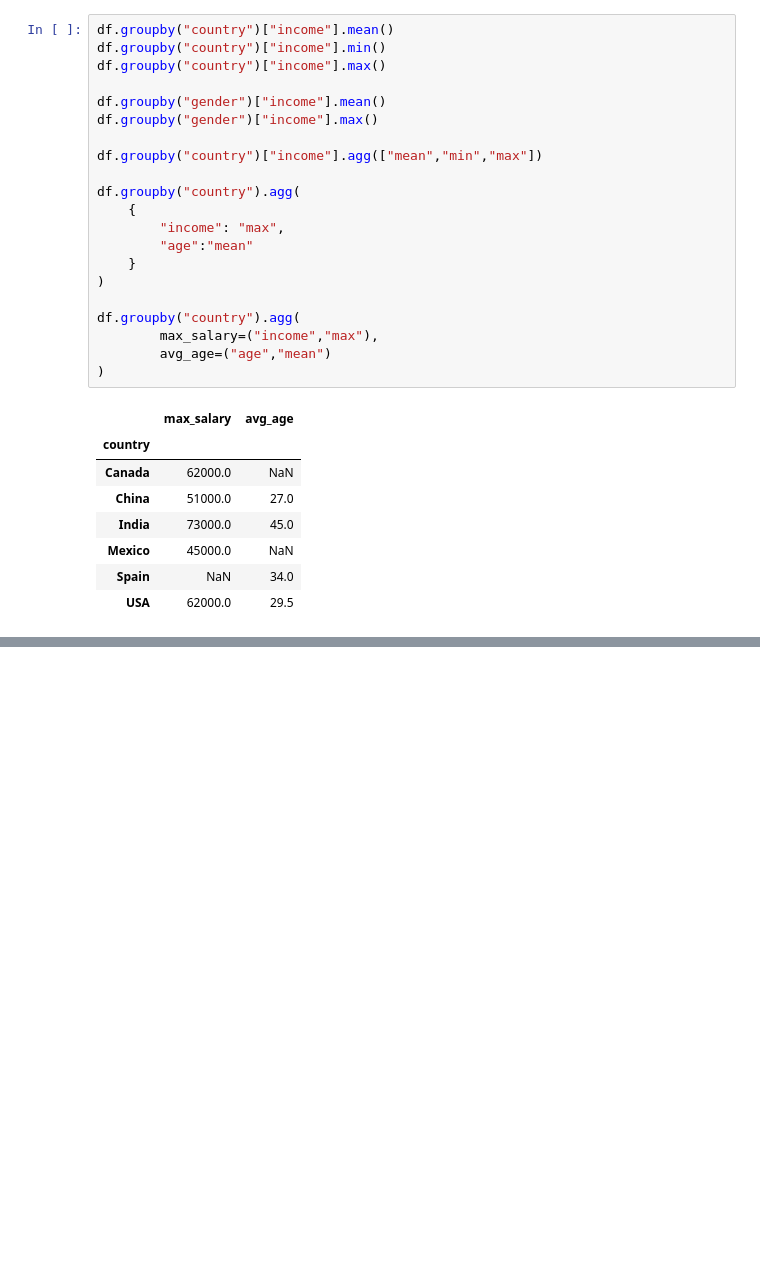
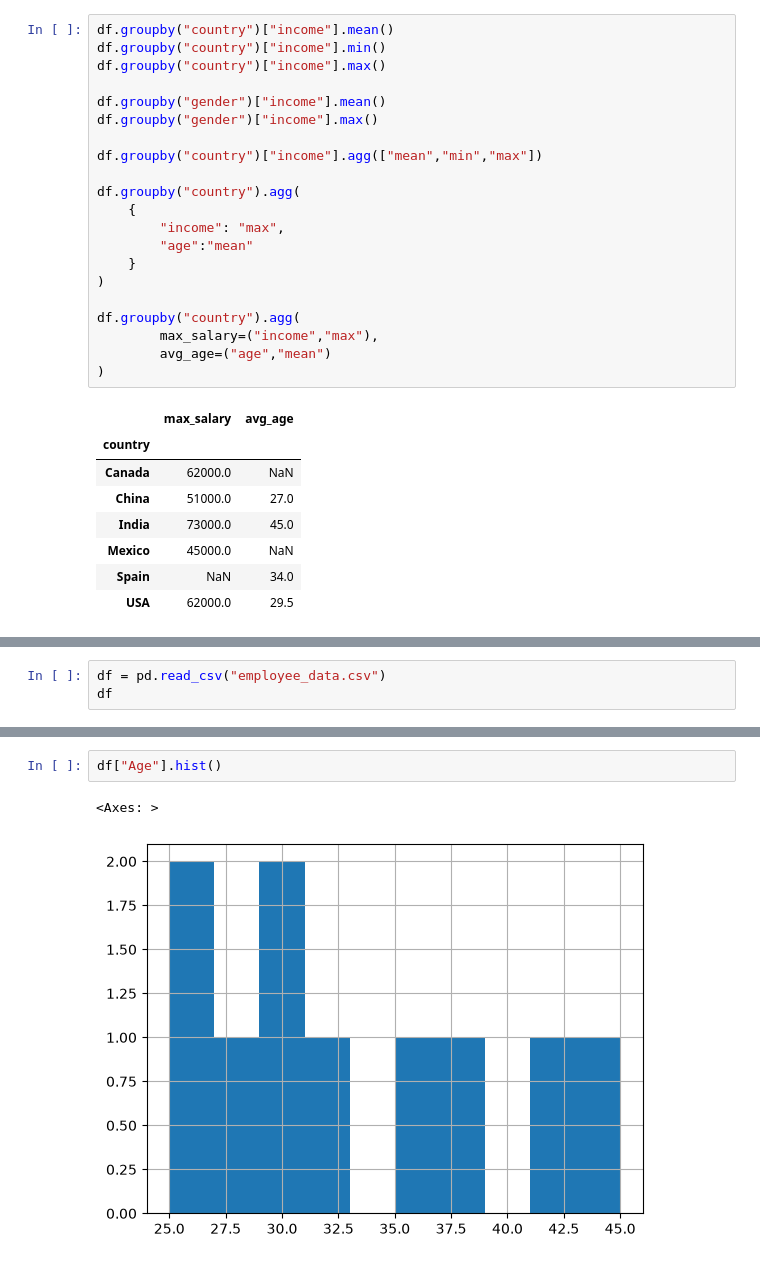
Before and after one commit to HiteshKadam/apna_college_datascience, a Jupyter notebook: Anaconda/pandas_tutorial.ipynb, the cells around one changed output, grey strips where cells are left out. Drawn from its saved outputs; the diff is of its cells as text; blank space fills up the shorter version.

```diff
--- a/Anaconda/pandas_tutorial.ipynb
+++ b/Anaconda/pandas_tutorial.ipynb
@@ -349,0 +382,3 @@ df.groupby("country").agg(
+# %%
+df = pd.read_csv("employee_data.csv")
+df
@@ -349,0 +397,5 @@ df.groupby("country").agg(
+# %%
+df["Age"].hist()
+# %% [output]
+<Axes: >
+[figure, added]
```
Also changed, not shown: parts of 5 cells of this notebook.
